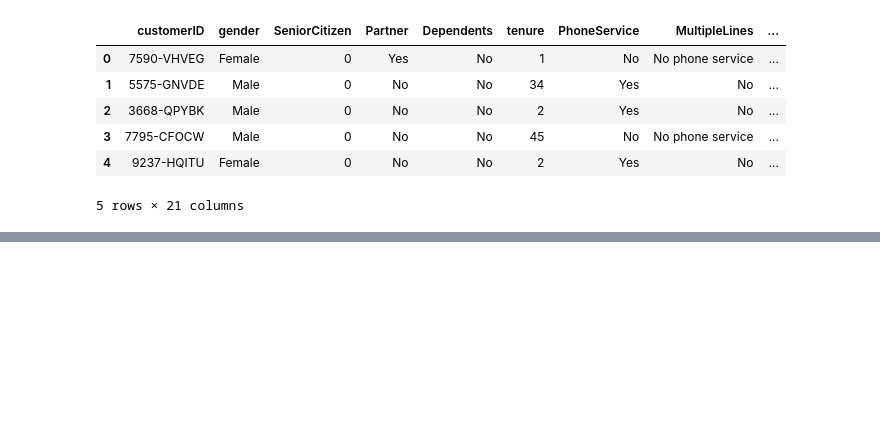
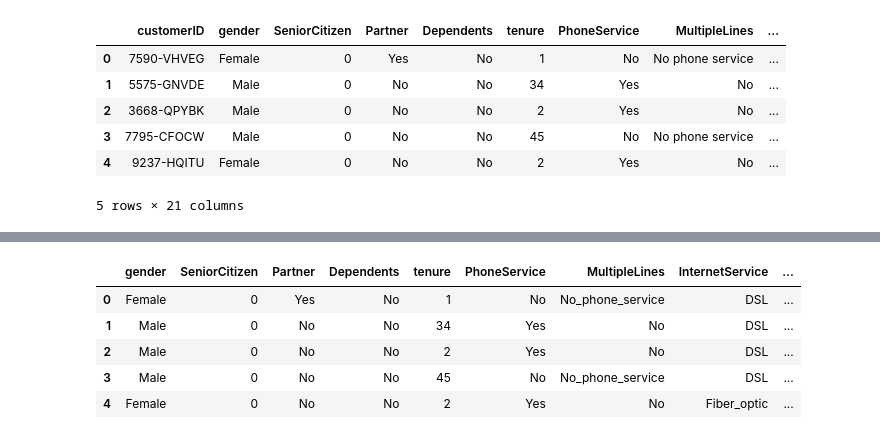
Before and after one commit to h-holm/xgboost, a Jupyter notebook: xgboost.ipynb, the cells around one changed output, grey strips where cells are left out. Cells and saved outputs as stored; diff of their text form; code cells hidden in the pictures; blank space fills up the shorter version.

```diff
--- a/xgboost.ipynb
+++ b/xgboost.ipynb
@@ -36,0 +58,11 @@ array(['No', 'Yes', 'No internet service'], dtype=object)
+# %%
+# Remove white space in columns for later plotting of tree.
+df.replace(' ', '_', regex=True, inplace=True)
+df.head()
+# %% [output]
+|  | gender | SeniorCitizen | Partner | Dependents | tenure | PhoneService | MultipleLines | InternetService | ... |
+| 0 | Female | 0 | Yes | No | 1 | No | No_phone_service | DSL | ... |
+| 1 | Male | 0 | No | No | 34 | Yes | No | DSL | ... |
+| 2 | Male | 0 | No | No | 2 | Yes | No | DSL | ... |
+| 3 | Male | 0 | No | No | 45 | No | No_phone_service | DSL | ... |
+| 4 | Female | 0 | No | No | 2 | Yes | No | Fiber_optic | ... |
```
Also changed, not shown: parts of 12 cells of this notebook.
